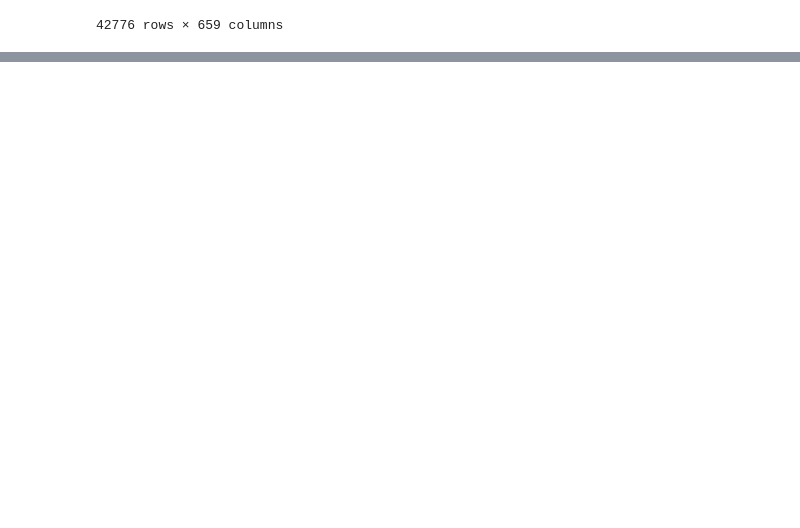
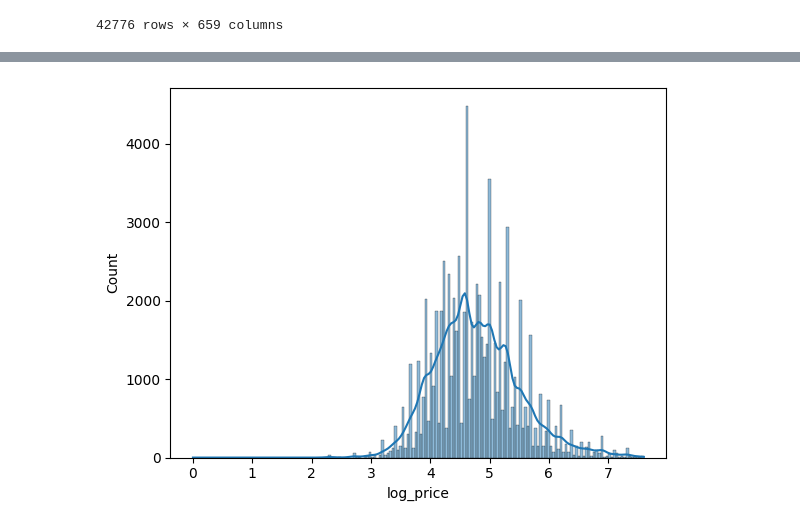
Before and after one commit to Suraj520/data-science, a Jupyter notebook: 03-case-studies/04-predicting-airbnb-prices/notebook.ipynb, the cells around one changed output, grey strips where cells are left out. Cells and saved outputs as stored; diff of their text form; code cells hidden in the pictures; blank space fills up the shorter version.

Commit message:
Predicting airbnb prices - Case study - EDA

```diff
--- a/03-case-studies/04-predicting-airbnb-prices/notebook.ipynb
+++ b/03-case-studies/04-predicting-airbnb-prices/notebook.ipynb
@@ -13,3 +15,3 @@ from sklearn.preprocessing import StandardScaler
 # %%
-df = pd.read_csv('/home/suraj/ClickUp/Jan-Feb/data-science-ml-dl-projects/03-case-studies/04-predicting-airbnb-prices/train.csv')
+df_original = pd.read_csv('/home/suraj/ClickUp/Jan-Feb/data-science-ml-dl-projects/03-case-studies/04-predicting-airbnb-prices/train.csv')
 # %%
@@ -199,0 +232,6 @@ df
+# %%
+# Histogram of log price
+sns.histplot(df_original['log_price'], kde=True)
+plt.show()
+# %% [output]
+[figure, added]
```
Also changed, not shown: parts of 22 cells of this notebook.
